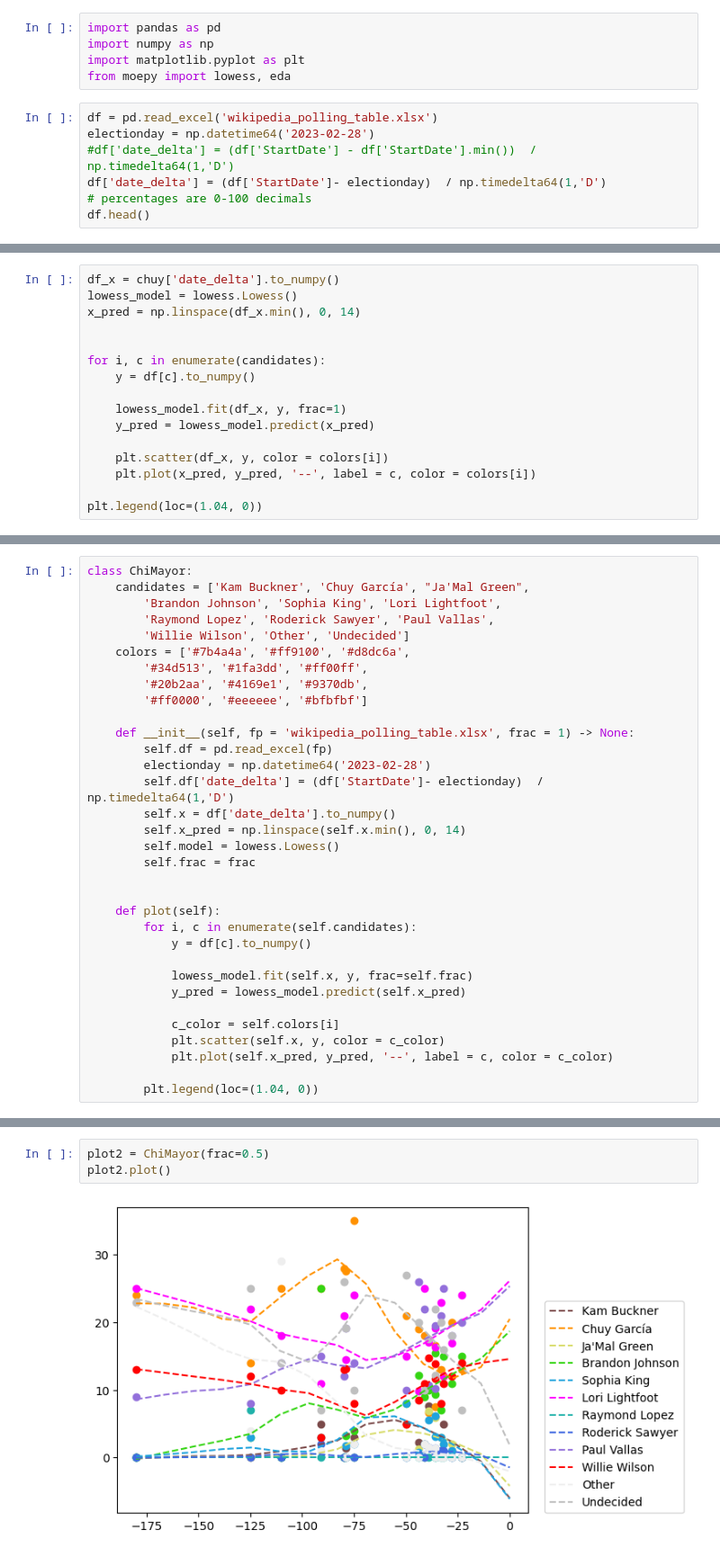
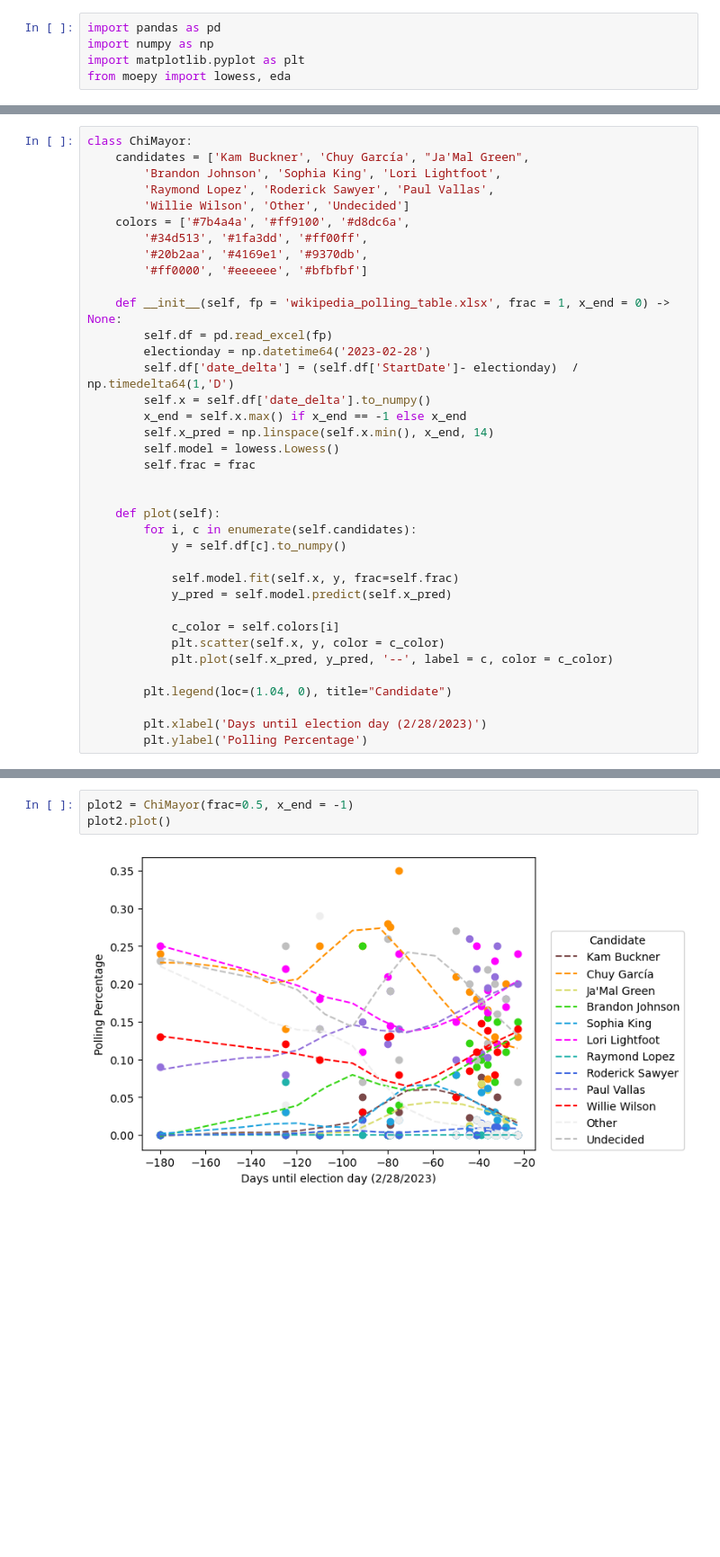
Before and after one commit to michaelpkuhn/chipolling, a Jupyter notebook: exploratory.ipynb, the cells around one changed output, grey strips where cells are left out. Shown: that part at 90% size. Drawn from its saved outputs; the diff is of its cells as text; blank space fills up the shorter version.

Commit message:
added class model

```diff
--- a/exploratory.ipynb
+++ b/exploratory.ipynb
@@ -3,10 +3,3 @@ import pandas as pd
 import numpy as np
 import matplotlib.pyplot as plt
 from moepy import lowess, eda
-# %%
-df = pd.read_excel('wikipedia_polling_table.xlsx')
-electionday = np.datetime64('2023-02-28')
-#df['date_delta'] = (df['StartDate'] - df['StartDate'].min())  / np.timedelta64(1,'D')
-df['date_delta'] = (df['StartDate']- electionday)  / np.timedelta64(1,'D')
-# percentages are 0-100 decimals
-df.head()
@@ -88,16 +5,0 @@ colors = ['#7b4a4a', '#ff9100', '#d8dc6a', '#34d513', '#1fa3dd', '#ff00ff',
-# %%
-df_x = chuy['date_delta'].to_numpy()
-lowess_model = lowess.Lowess()
-x_pred = np.linspace(df_x.min(), 0, 14)
-
-
-for i, c in enumerate(candidates):
-    y = df[c].to_numpy()
-
-    lowess_model.fit(df_x, y, frac=1)
-    y_pred = lowess_model.predict(x_pred)
-
-    plt.scatter(df_x, y, color = colors[i])
-    plt.plot(x_pred, y_pred, '--', label = c, color = colors[i])
-
-plt.legend(loc=(1.04, 0))
@@ -115,27 +14,31 @@ class ChiMayor:
         '#20b2aa', '#4169e1', '#9370db',
         '#ff0000', '#eeeeee', '#bfbfbf']
 
-    def __init__(self, fp = 'wikipedia_polling_table.xlsx', frac = 1) -> None:
+    def __init__(self, fp = 'wikipedia_polling_table.xlsx', frac = 1, x_end = 0) -> None:
         self.df = pd.read_excel(fp)
         electionday = np.datetime64('2023-02-28')
-        self.df['date_delta'] = (df['StartDate']- electionday)  / np.timedelta64(1,'D')
-        self.x = df['date_delta'].to_numpy()
-        self.x_pred = np.linspace(self.x.min(), 0, 14)
+        self.df['date_delta'] = (self.df['StartDate']- electionday)  / np.timedelta64(1,'D')
+        self.x = self.df['date_delta'].to_numpy()
+        x_end = self.x.max() if x_end == -1 else x_end
+        self.x_pred = np.linspace(self.x.min(), x_end, 14)
         self.model = lowess.Lowess()
         self.frac = frac
 
 
     def plot(self):
         for i, c in enumerate(self.candidates):
-            y = df[c].to_numpy()
+            y = self.df[c].to_numpy()
 
-            lowess_model.fit(self.x, y, frac=self.frac)
-            y_pred = lowess_model.predict(self.x_pred)
+            self.model.fit(self.x, y, frac=self.frac)
+            y_pred = self.model.predict(self.x_pred)
 
             c_color = self.colors[i]
             plt.scatter(self.x, y, color = c_color)
             plt.plot(self.x_pred, y_pred, '--', label = c, color = c_color)
 
-        plt.legend(loc=(1.04, 0))
+        plt.legend(loc=(1.04, 0), title="Candidate")
+
+        plt.xlabel('Days until election day (2/28/2023)')
+        plt.ylabel('Polling Percentage')
 # %%
 plot1 = ChiMayor()
@@ -145,5 +48,5 @@ plot1.plot()
 # %%
-plot2 = ChiMayor(frac=0.5)
+plot2 = ChiMayor(frac=0.5, x_end = -1)
 plot2.plot()
 # %% [output]
-[figure, old version]
+[figure, new version]
```
Also changed, not shown: parts of 11 cells of this notebook.
